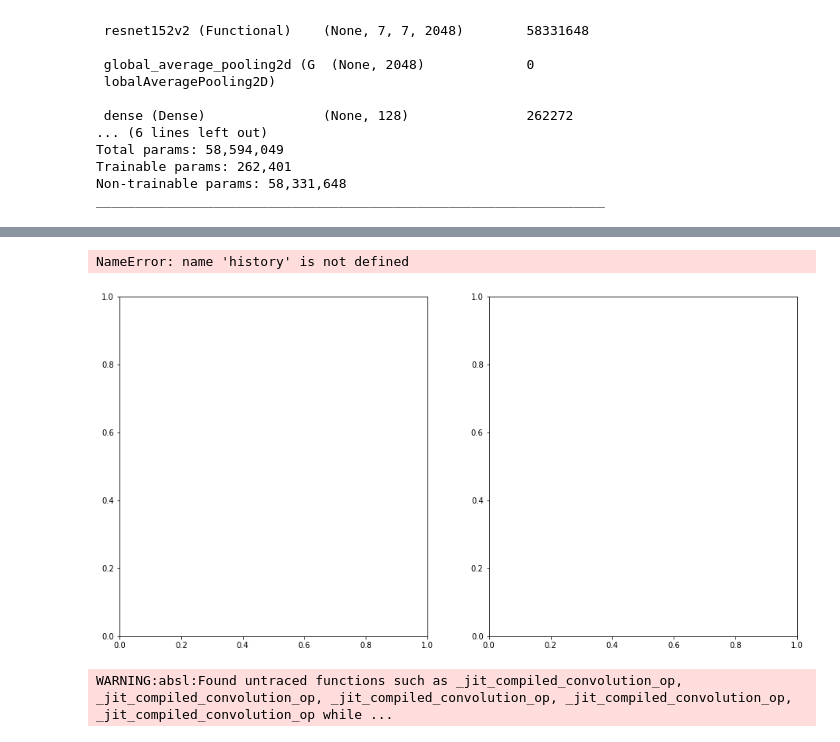
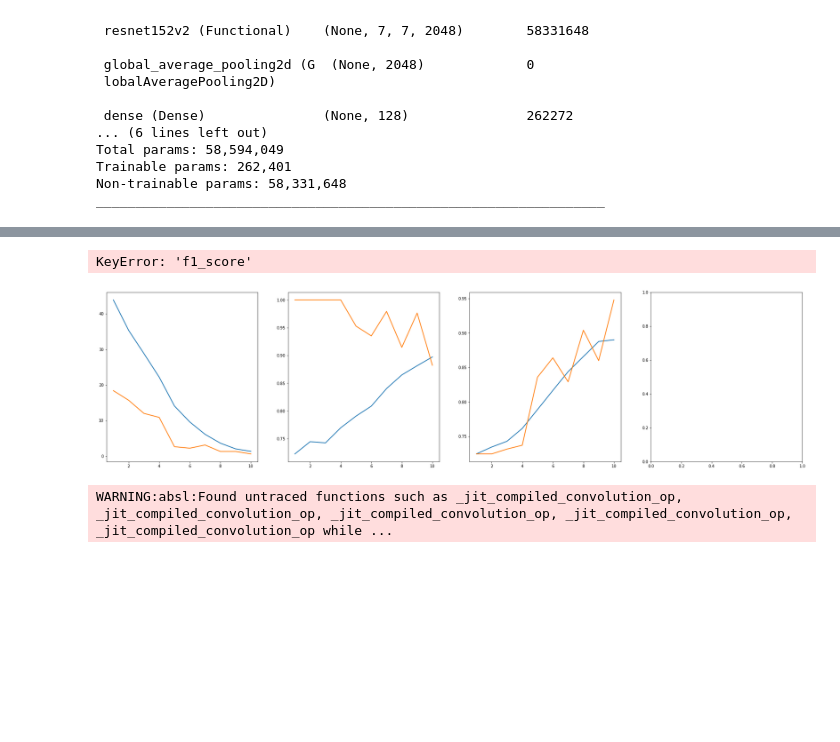
Before and after one commit to adam-broussard/Chandra, a Jupyter notebook: notebooks/4_transfer_learning.ipynb, the cells around one changed output, grey strips where cells are left out. Saved outputs shown, nothing was run; the diff lists cells and outputs as text; code cells hidden in the pictures; blank space fills up the shorter version.

Commit message:
updating notebook after training

```diff
--- a/notebooks/4_transfer_learning.ipynb
+++ b/notebooks/4_transfer_learning.ipynb
@@ -91,7 +94,7 @@ plateau = callbacks.ReduceLROnPlateau(
     verbose = 1
 )
 # %%
-def train_TL(epochs=1, batch_size=128, val_frac=0.2,
+def train_TL(epochs=10, batch_size=128, val_frac=0.2,
               train_info_file_path='./data/preprocessed/train_metadata.csv'):
 
     full_train = pd.read_csv(train_info_file_path)
@@ -125,26 +144,38 @@ KeyboardInterrupt:
 # %%
-fig = plt.figure(figsize=(24, 8))
-sp1 = fig.add_subplot(131)
-sp2 = fig.add_subplot(132)
+fig = plt.figure(figsize=(32, 8))
+sp1 = fig.add_subplot(141)
+sp2 = fig.add_subplot(142)
+sp3 = fig.add_subplot(143)
+sp4 = fig.add_subplot(144)
 
-num_epochs = range(0, 15)
+num_epochs = range(1, len(history.history['loss'])+1)
 
 sp1.plot(num_epochs, history.history['loss'], linewidth=2, label='Train')
 sp1.plot(num_epochs, history.history['val_loss'], linewidth=2, label='Val')
 
-sp2.plot(num_epochs, history.history['binary_accuracy'], linewidth=2, label='Train')
-sp2.plot(num_epochs, history.history['val_binary_accuracy'], linewidth=2, label='Val')
+sp2.plot(num_epochs, history.history['recall'], linewidth=2, label='Train')
+sp2.plot(num_epochs, history.history['val_recall'], linewidth=2, label='Val')
+
+sp3.plot(num_epochs, history.history['precision'], linewidth=2, label='Train')
+sp3.plot(num_epochs, history.history['val_precision'], linewidth=2, label='Val')
+
+sp4.plot(num_epochs, history.history['f1_score'], linewidth=2, label='Train')
+sp4.plot(num_epochs, history.history['val_f1_score'], linewidth=2, label='Val')
 
 sp1.set_xlabel('Epoch')
 sp1.set_ylabel('Loss')
-sp1.legend()
 
 sp2.set_xlabel('Epoch')
-sp2.set_ylabel('binary_accuracy')
-sp2.legend()
+sp2.set_ylabel('Recall')
+
+sp3.set_xlabel('Epoch')
+sp3.set_ylabel('Precision')
+
+sp4.set_xlabel('Epoch')
+sp4.set_ylabel('F1 Score')
 # %% [output]
-NameError: name 'history' is not defined
+KeyError: 'f1_score'
-[figure, old version]
+[figure, new version]
 # %%
 model.save('TL_v2')
 # %% [output]
```
Also changed, not shown: parts of 3 cells of this notebook, 1 other file.
